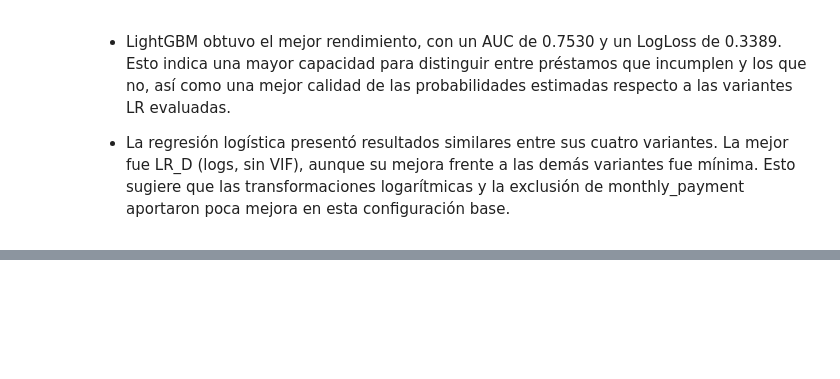
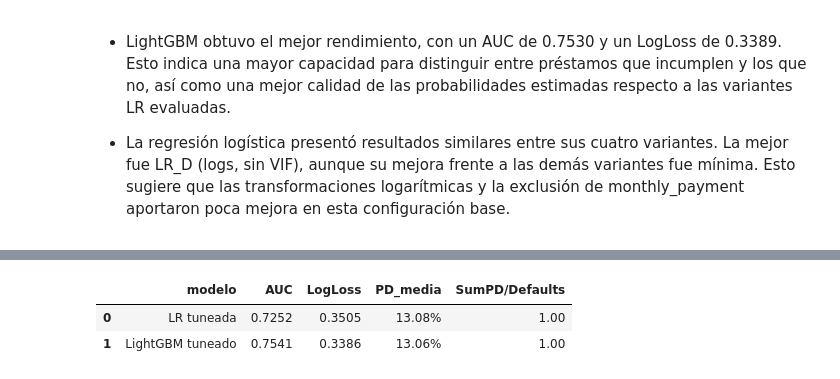
Before and after one commit to antonio-xrp/Expected_Credit_Loss, a Jupyter notebook: notebooks/03_modelo_pd.ipynb, the cells around one changed output, grey strips where cells are left out. Saved outputs shown, nothing was run; the diff lists cells and outputs as text; code cells hidden in the pictures; blank space fills up the shorter version.

```diff
--- a/notebooks/03_modelo_pd.ipynb
+++ b/notebooks/03_modelo_pd.ipynb
@@ -702,0 +456,45 @@ logloss funcion de perdida.
+# %%
+from sklearn.model_selection import cross_val_predict
+
+yD = np.asarray(y_dev).ravel()
+
+# clone() crea una copia SIN entrenar, con los mismos hiperparámetros ganadores.
+# Así cross_val_predict entrena desde cero en cada fold (no reutiliza lo ya ajustado).
+lr_best = clone(grid_lr.best_estimator_)
+
+# Para cada fold: entrena con 4/5 de los datos y predice el 1/5 restante.
+# Al juntar los 5 trozos, cada fila tiene una predicción de un modelo que NO la vio.
+# method="predict_proba" devuelve [P(y=0), P(y=1)]; [:, 1] es la PD.
+p_lr_oof = cross_val_predict(
+    lr_best,
+    X_dev,
+    yD,
+    cv=cv,
+    method="predict_proba",
+    n_jobs=1
+)[:, 1]
+
+# Mismo procedimiento con LightGBM, pero con SUS features (XD, sin los log_*).
+lgbm_best = clone(search_lgbm.best_estimator_)
+p_lgbm_oof = cross_val_predict(
+    lgbm_best, XD, yD, cv=cv, method="predict_proba", n_jobs=1
+)[:, 1]
+
+# Tabla comparativa con tu función de métricas (AUC, LogLoss, PD media, SumPD/Defaults)
+comparacion_dev = pd.DataFrame([
+    metricas_pd(yD, p_lr_oof, "LR tuneada"),
+    metricas_pd(yD, p_lgbm_oof, "LightGBM tuneado"),
+])
+
+display(
+    comparacion_dev.style.format({
+        "LogLoss": "{:.4f}",
+        "AUC": "{:.4f}",
+        "PD_media": "{:.2%}",
+        "SumPD/Defaults": "{:.4f}",   # 4 decimales: con 2 todo parece "1.00"
+    })
+)
+# %% [output]
+|  | modelo | AUC | LogLoss | PD_media | SumPD/Defaults |
+| 0 | LR tuneada | 0.7252 | 0.3505 | 13.08% | 1.00 |
+| 1 | LightGBM tuneado | 0.7541 | 0.3386 | 13.06% | 1.00 |
```
Also changed, not shown: parts of 32 cells of this notebook.
